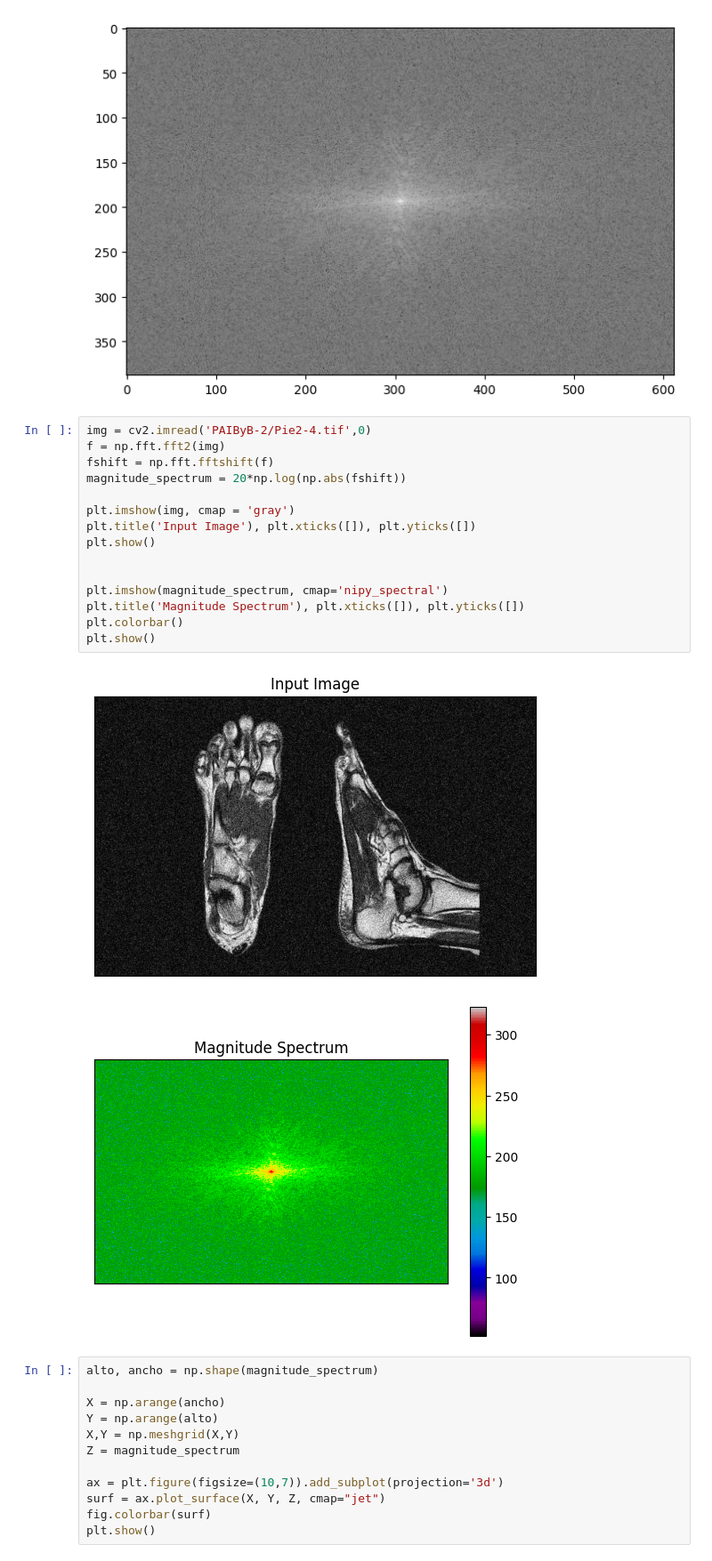
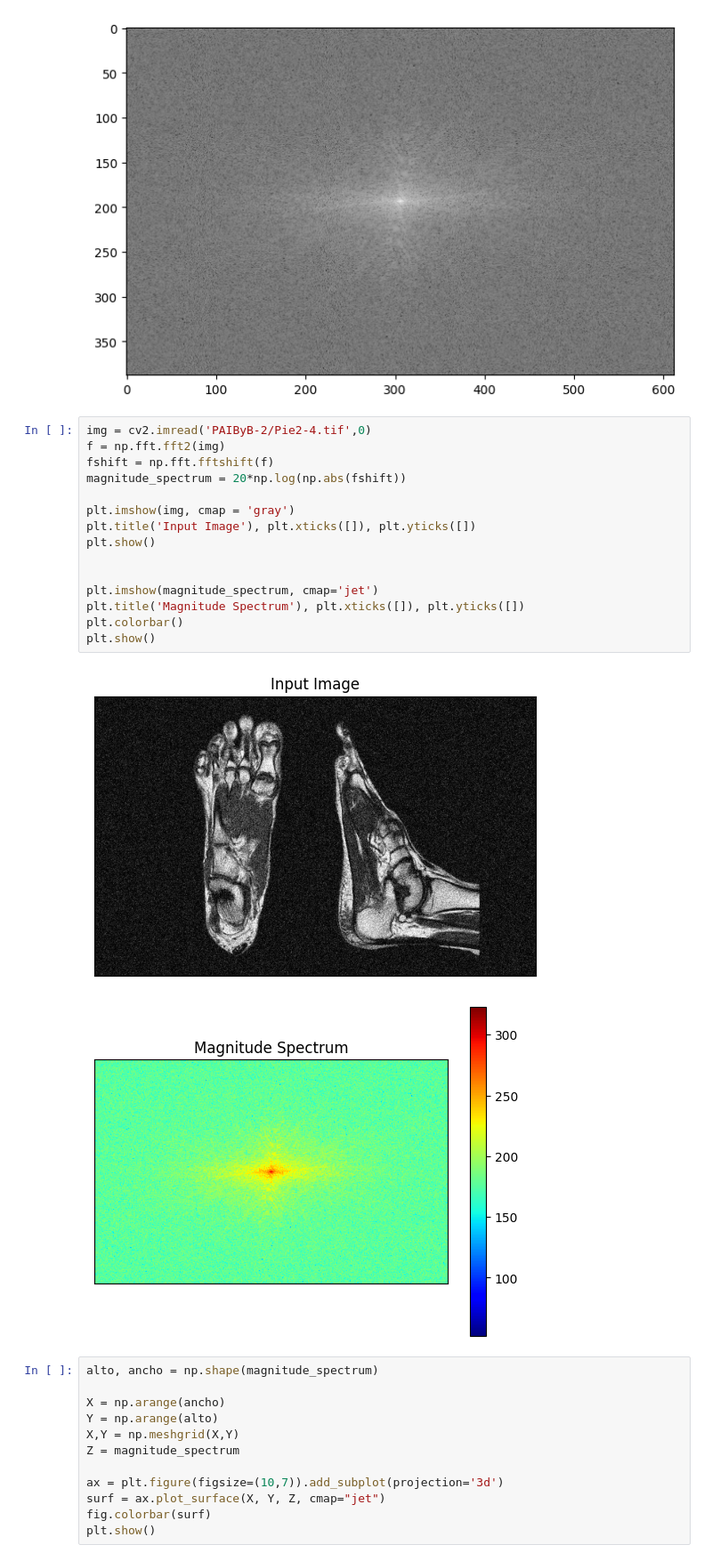
Before and after one commit to gonzagrau/PAIByB, a Jupyter notebook: GUIA1/QTlukiNB.ipynb, the cells around one changed output. Shown at 89% size. Cells and saved outputs as stored; diff of their text form.

```diff
--- a/GUIA1/QTlukiNB.ipynb
+++ b/GUIA1/QTlukiNB.ipynb
@@ -123,21 +123,21 @@ plt.show()
 # %%
 img = cv2.imread('PAIByB-2/Pie2-4.tif',0)
 f = np.fft.fft2(img)
 fshift = np.fft.fftshift(f)
 magnitude_spectrum = 20*np.log(np.abs(fshift))
 
 plt.imshow(img, cmap = 'gray')
 plt.title('Input Image'), plt.xticks([]), plt.yticks([])
 plt.show()
 
 
-plt.imshow(magnitude_spectrum, cmap='nipy_spectral')
+plt.imshow(magnitude_spectrum, cmap='jet')
 plt.title('Magnitude Spectrum'), plt.xticks([]), plt.yticks([])
 plt.colorbar()
 plt.show()
 # %% [output]
 [figure]
-[figure, old version]
+[figure, new version]
 # %%
 alto, ancho = np.shape(magnitude_spectrum)
 
```
Also changed, not shown: parts of 8 cells of this notebook, 1 other file.
